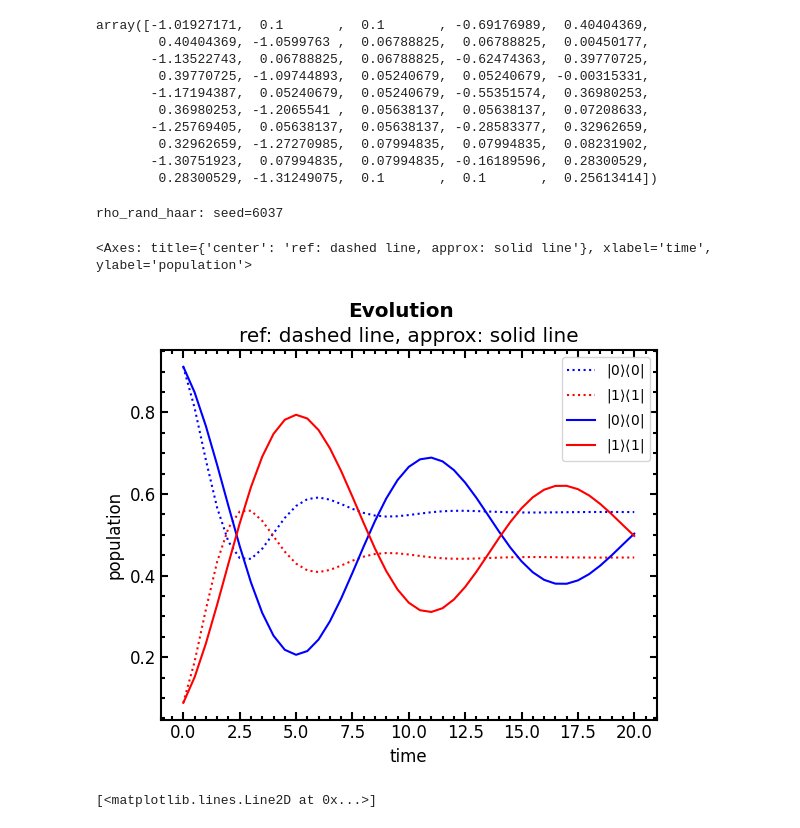
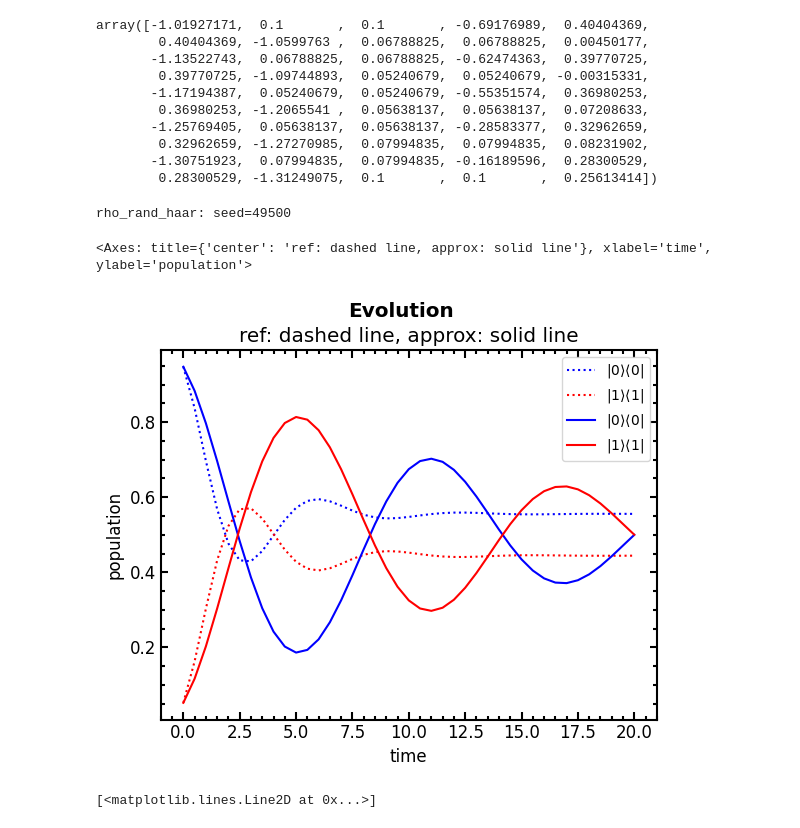
Before and after one commit to davidvrchen/quantum-channel-approximation, a Jupyter notebook: results/decay_one_qubit/losses.ipynb, the cells around one changed output. Cells and saved outputs as stored; diff of their text form; code cells hidden in the pictures.

```diff
--- a/results/decay_one_qubit/losses.ipynb
+++ b/results/decay_one_qubit/losses.ipynb
@@ -39,18 +37,18 @@ array([-1.01927171,  0.1       ,  0.1       , -0.69176989,  0.40404369,
 # %%
 rho0 = rho_rand_haar(1)
 evolver = evolver_fac(circuit, theta_opt)
 rhos = evolver(40, rho0)
 
-Os = [O.full() for O in create_readout_computational_basis(1)]
+Os = [O.full() for O in create_observables_comp_basis(1)]
 
 ess = measure_rhos(rhos, Os)
-rho_ref_s, ts = solve_lindblad_rho0(rho0, delta_t=0.5, N=40, s=system)
+rho_ref_s, ts = solve_lindblad_rho0(rho0, delta_t=0.5, N=40, s=system, jump_opers=jump_oper)
 e_ref_ss = measure_rhos([r.full() for r in rho_ref_s], Os)
-compare_ess((ts, ess, "approx"), (ts, e_ref_ss, "ref"), labels=computation_basis_labels(1))
+compare_ess((ts, ess, "approx"), (ts, e_ref_ss, "ref"), labels=comp_basis_labels(1))
 # %% [output]
-rho_rand_haar: seed=6037
+rho_rand_haar: seed=49500
 <Axes: title={'center': 'ref: dashed line, approx: solid line'}, xlabel='time', ylabel='population'>
-[figure, old version]
+[figure, new version]
 # %%
 plt.loglog(errors)
 # %% [output]
```
Also changed, not shown: parts of 2 cells of this notebook, 16 other files.
